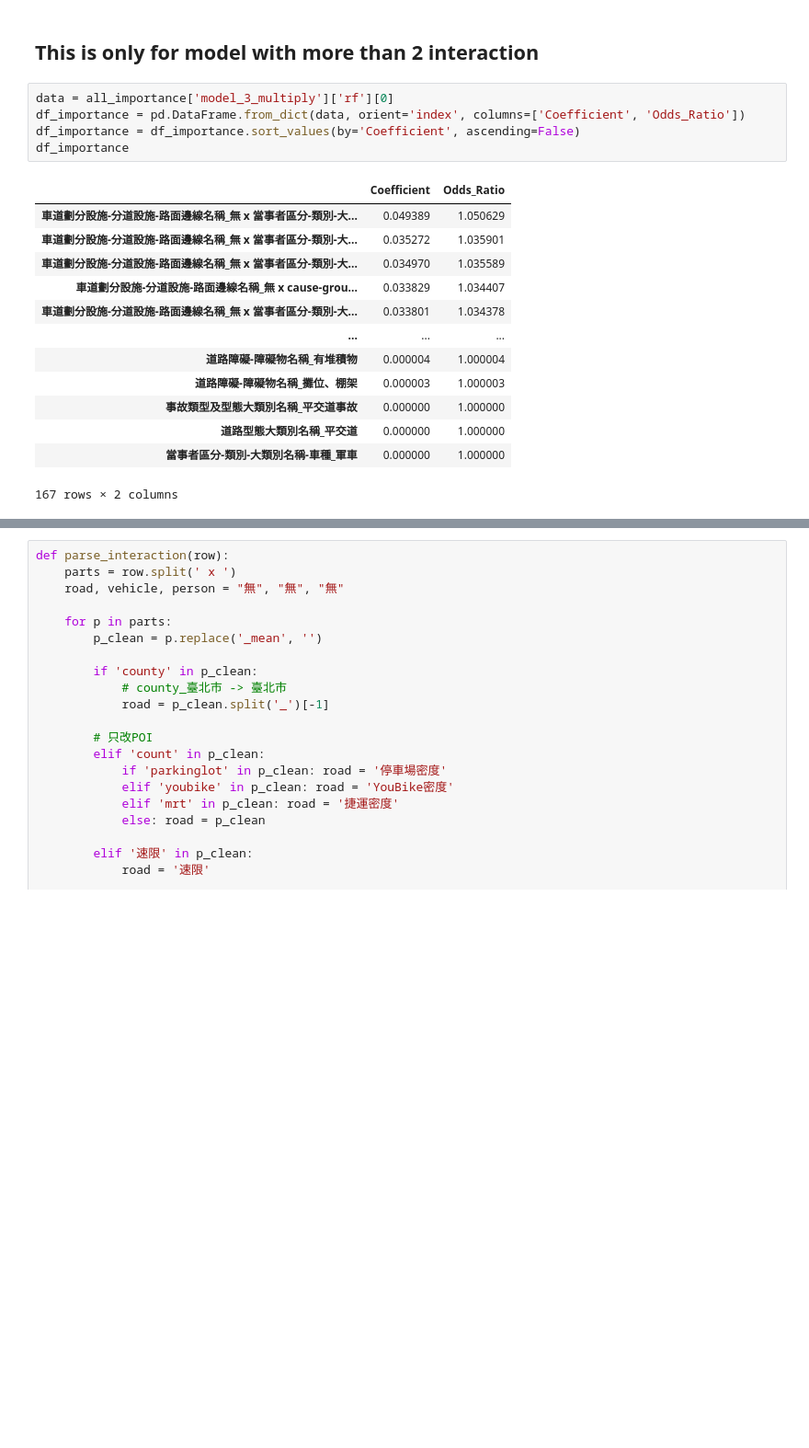
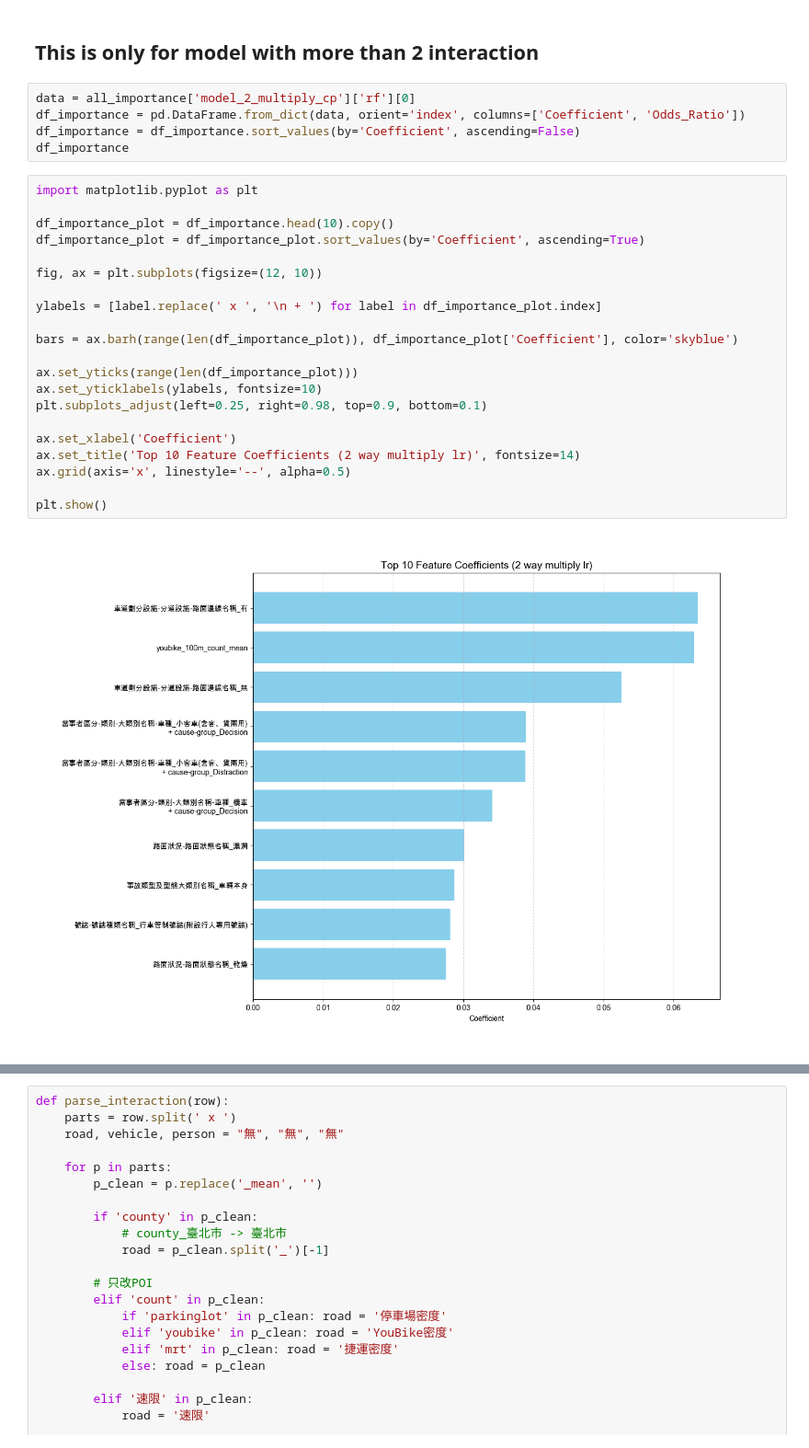
Before and after one commit to kennywang112/ST-RTA, a Jupyter notebook: ModelsV4/Model.ipynb, the cells around one changed output, grey strips where cells are left out. Shown at 92% size. Saved outputs shown, nothing was run; the diff lists cells and outputs as text; blank space fills up the shorter version.

Commit message:
barplot for model explanation

```diff
--- a/ModelsV4/Model.ipynb
+++ b/ModelsV4/Model.ipynb
@@ -713,21 +513,30 @@ plt.show()
 # %% [markdown]
 ## This is only for model with more than 2 interaction
 # %%
-data = all_importance['model_3_multiply']['rf'][0]
+data = all_importance['model_2_multiply_cp']['rf'][0]
 df_importance = pd.DataFrame.from_dict(data, orient='index', columns=['Coefficient', 'Odds_Ratio'])
 df_importance = df_importance.sort_values(by='Coefficient', ascending=False)
 df_importance
-# %% [output]
-|  | Coefficient | Odds_Ratio |
-| 車道劃分設施-分道設施-路面邊線名稱_無 x 當事者區分-類別-大... | 0.049389 | 1.050629 |
-| 車道劃分設施-分道設施-路面邊線名稱_無 x 當事者區分-類別-大... | 0.035272 | 1.035901 |
-| 車道劃分設施-分道設施-路面邊線名稱_無 x 當事者區分-類別-大... | 0.034970 | 1.035589 |
-| 車道劃分設施-分道設施-路面邊線名稱_無 x cause-grou... | 0.033829 | 1.034407 |
-| 車道劃分設施-分道設施-路面邊線名稱_無 x 當事者區分-類別-大... | 0.033801 | 1.034378 |
-| ... | ... | ... |
-| 道路障礙-障礙物名稱_有堆積物 | 0.000004 | 1.000004 |
-| 道路障礙-障礙物名稱_攤位、棚架 | 0.000003 | 1.000003 |
-| 事故類型及型態大類別名稱_平交道事故 | 0.000000 | 1.000000 |
-| 道路型態大類別名稱_平交道 | 0.000000 | 1.000000 |
-| 當事者區分-類別-大類別名稱-車種_軍車 | 0.000000 | 1.000000 |
-167 rows × 2 columns
+# %%
+import matplotlib.pyplot as plt
+
+df_importance_plot = df_importance.head(10).copy()
+df_importance_plot = df_importance_plot.sort_values(by='Coefficient', ascending=True)
+
+fig, ax = plt.subplots(figsize=(12, 10))
+
+ylabels = [label.replace(' x ', '\n + ') for label in df_importance_plot.index]
+
+bars = ax.barh(range(len(df_importance_plot)), df_importance_plot['Coefficient'], color='skyblue')
+
+ax.set_yticks(range(len(df_importance_plot)))
+ax.set_yticklabels(ylabels, fontsize=10)
+plt.subplots_adjust(left=0.25, right=0.98, top=0.9, bottom=0.1)
+
+ax.set_xlabel('Coefficient')
+ax.set_title('Top 10 Feature Coefficients (2 way multiply lr)', fontsize=14)
+ax.grid(axis='x', linestyle='--', alpha=0.5)
+
+plt.show()
+# %% [output]
+[figure, added]
```
Also changed, not shown: parts of 7 cells of this notebook.
